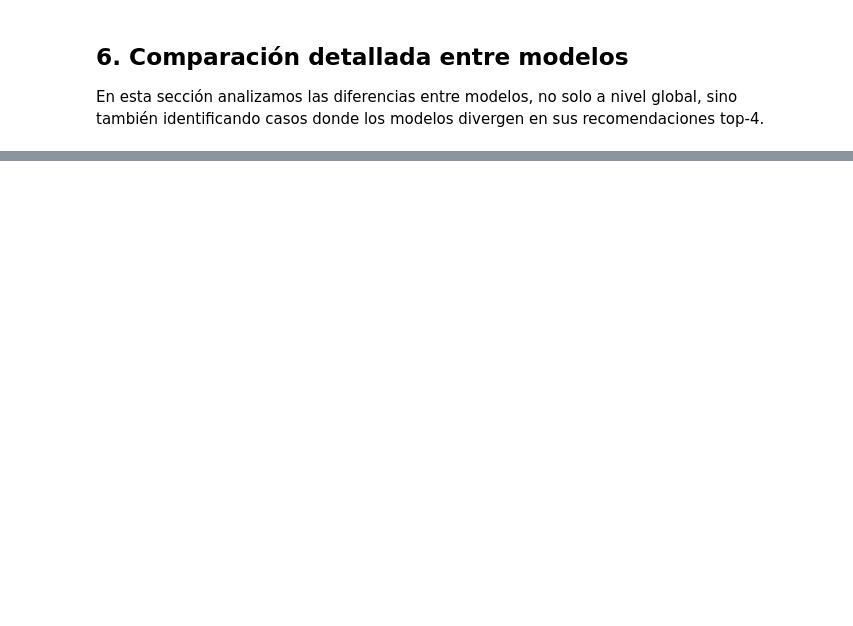
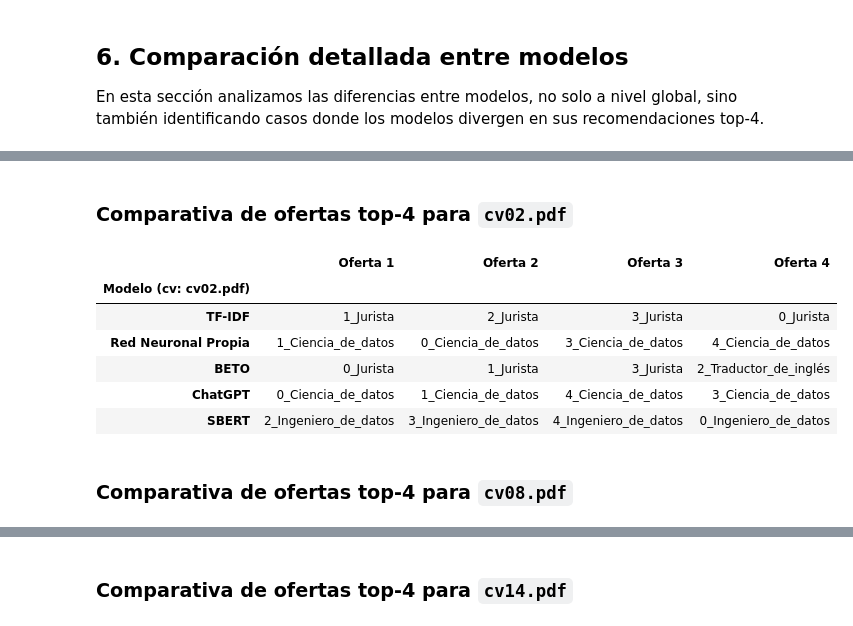
Before and after one commit to PabloTellezLopez/cv-matching, a Jupyter notebook: scripts/evaluation_notebook.ipynb, the cells around one changed output, grey strips where cells are left out. Cells and saved outputs as stored; diff of their text form; code cells hidden in the pictures; blank space fills up the shorter version.

```diff
--- a/scripts/evaluation_notebook.ipynb
+++ b/scripts/evaluation_notebook.ipynb
@@ -314,15 +397,19 @@ def convert_data_types(df):
     - score a float
     - rank a int (permite nulos)
     """
-    df['cv_id'] = df['cv_id'].astype(str)
-    df['offer_id'] = df['offer_id'].astype(str)
-    df['score'] = pd.to_numeric(df['score'], errors='coerce')
-    df['rank'] = pd.to_numeric(df['rank'], errors='coerce').astype('Int64')
+    df["cv_id"] = df["cv_id"].astype(str)
+    df["offer_id"] = df["offer_id"].astype(str)
+    df["score"] = pd.to_numeric(df["score"], errors="coerce")
+    df["rank"] = pd.to_numeric(df["rank"], errors="coerce").astype("Int64")
     return df
+
 
 tfidf_results = convert_data_types(tfidf_results)
 red_neuronal_propia_results = convert_data_types(red_neuronal_propia_results)
 beto_results = convert_data_types(beto_results)
+chatgpt_results = convert_data_types(chatgpt_results)
+sbert_results = convert_data_types(sbert_results)
+# Carga los resultados del archivo de test
 test_results = convert_data_types(test_results)
 # %%
 def print_offer_id_diff(*dfs, names=None):
@@ -685,0 +918,43 @@ Esto resalta que ningún modelo acierta siempre y que existen perfiles especialm
+# %%
+rankings = {
+    "TF-IDF": tfidf_results,
+    "Red Neuronal Propia": red_neuronal_propia_results,
+    "BETO": beto_results,
+    "ChatGPT": chatgpt_results,
+    "SBERT": sbert_results,
+}
+# %%
+# CVs seleccionados por alta divergencia
+cvs_divergentes = ["cv02.pdf", "cv08.pdf", "cv14.pdf"]
+# %%
+def mostrar_top4_comparativa(cv_id, rankings_dict):
+    resumen = pd.DataFrame()
+
+    for modelo, df in rankings_dict.items():
+        top4 = (
+            df[df['cv_id'] == cv_id]
+            .sort_values('rank')
+            .head(4)['offer_id']
+            .tolist()
+        )
+        resumen.loc[modelo, ['Oferta 1', 'Oferta 2', 'Oferta 3', 'Oferta 4']] = top4
+
+    resumen.index.name = f'Modelo (cv: {cv_id})'
+    return resumen
+# %%
+from IPython.display import display, Markdown
+
+for cv_id in cvs_divergentes:
+    display(Markdown(f"### Comparativa de ofertas top-4 para `{cv_id}`"))
+    comparativa = mostrar_top4_comparativa(cv_id, rankings)
+    display(comparativa)
+# %% [output]
+### Comparativa de ofertas top-4 para `cv02.pdf`
+|  | Oferta 1 | Oferta 2 | Oferta 3 | Oferta 4 |
+| Modelo (cv: cv02.pdf) |  |  |  |  |
+| TF-IDF | 1_Jurista | 2_Jurista | 3_Jurista | 0_Jurista |
+| Red Neuronal Propia | 1_Ciencia_de_datos | 0_Ciencia_de_datos | 3_Ciencia_de_datos | 4_Ciencia_de_datos |
+| BETO | 0_Jurista | 1_Jurista | 3_Jurista | 2_Traductor_de_inglés |
+| ChatGPT | 0_Ciencia_de_datos | 1_Ciencia_de_datos | 4_Ciencia_de_datos | 3_Ciencia_de_datos |
+| SBERT | 2_Ingeniero_de_datos | 3_Ingeniero_de_datos | 4_Ingeniero_de_datos | 0_Ingeniero_de_datos |
+### Comparativa de ofertas top-4 para `cv08.pdf`
@@ -685,0 +968 @@ Esto resalta que ningún modelo acierta siempre y que existen perfiles especialm
+### Comparativa de ofertas top-4 para `cv14.pdf`
```
Also changed, not shown: parts of 23 cells of this notebook, 2 other files.
